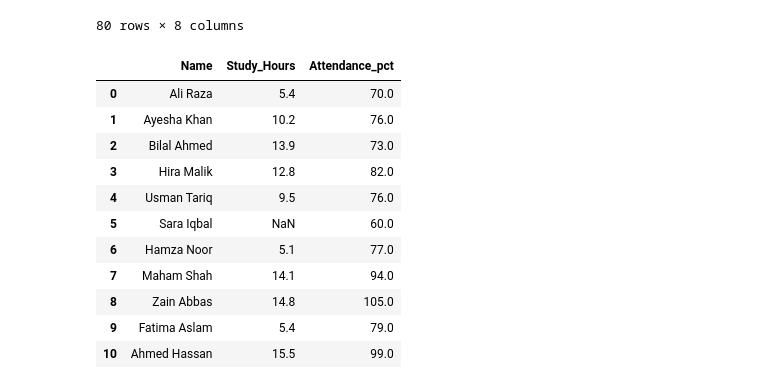
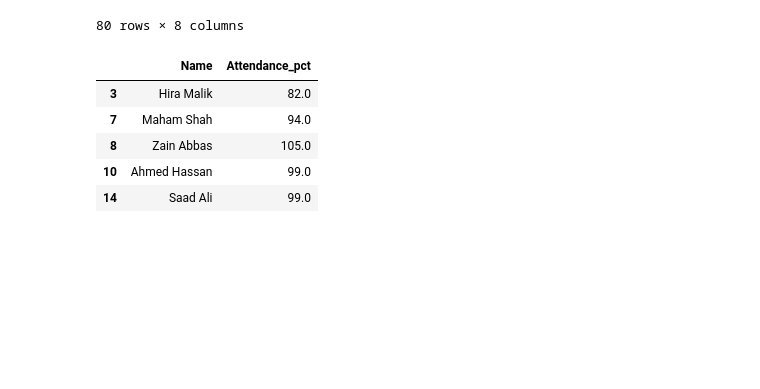
Before and after one commit to Abdullah25r/ML-Spaces, a Jupyter notebook: pandas.ipynb, the cells around one changed output. Drawn from its saved outputs; the diff is of its cells as text; code cells hidden in the pictures; blank space fills up the shorter version.

```diff
--- a/pandas.ipynb
+++ b/pandas.ipynb
@@ -92,26 +92,26 @@ compact_dataframe
 # %%
 '''
 Task 3 - Row Selection with loc and iloc
 9. Use iloc to retrieve the first row, first five rows, and a rectangular subset of rows/columns.
 10. Use loc to retrieve selected named columns for a chosen range of row labels.
 11. Use loc with a boolean condition to return students with Attendance_pct at least 80.
 12. Compare one operation written with loc versus iloc and explain when each is clearer.
 '''
 df.iloc[0]
 df.iloc[:5]
 df.iloc[4:10, 2:7] # understanding that 5 rows and cols from city  to assignment score
 
 compact_dataframe.loc[0: 10 , ["Name", "Study_Hours", "Attendance_pct"]]
+
+#boolean conditioning
+df.loc[df["Attendance_pct"]>=80].head() # or i can do to select specific cols
+df.loc[df["Attendance_pct"]>=80, ["Name", "Attendance_pct"]].head()
+
+#comparison: loc used for integer location syntax is shot but not readable, where loc is for label location syntax is a bit long but very readable
 # %% [output]
-|  | Name | Study_Hours | Attendance_pct |
-| 0 | Ali Raza | 5.4 | 70.0 |
-| 1 | Ayesha Khan | 10.2 | 76.0 |
-| 2 | Bilal Ahmed | 13.9 | 73.0 |
-| 3 | Hira Malik | 12.8 | 82.0 |
-| 4 | Usman Tariq | 9.5 | 76.0 |
-| 5 | Sara Iqbal | NaN | 60.0 |
-| 6 | Hamza Noor | 5.1 | 77.0 |
-| 7 | Maham Shah | 14.1 | 94.0 |
-| 8 | Zain Abbas | 14.8 | 105.0 |
-| 9 | Fatima Aslam | 5.4 | 79.0 |
-| 10 | Ahmed Hassan | 15.5 | 99.0 |
+|  | Name | Attendance_pct |
+| 3 | Hira Malik | 82.0 |
+| 7 | Maham Shah | 94.0 |
+| 8 | Zain Abbas | 105.0 |
+| 10 | Ahmed Hassan | 99.0 |
+| 14 | Saad Ali | 99.0 |
```
Also changed, not shown: parts of 7 cells of this notebook.
